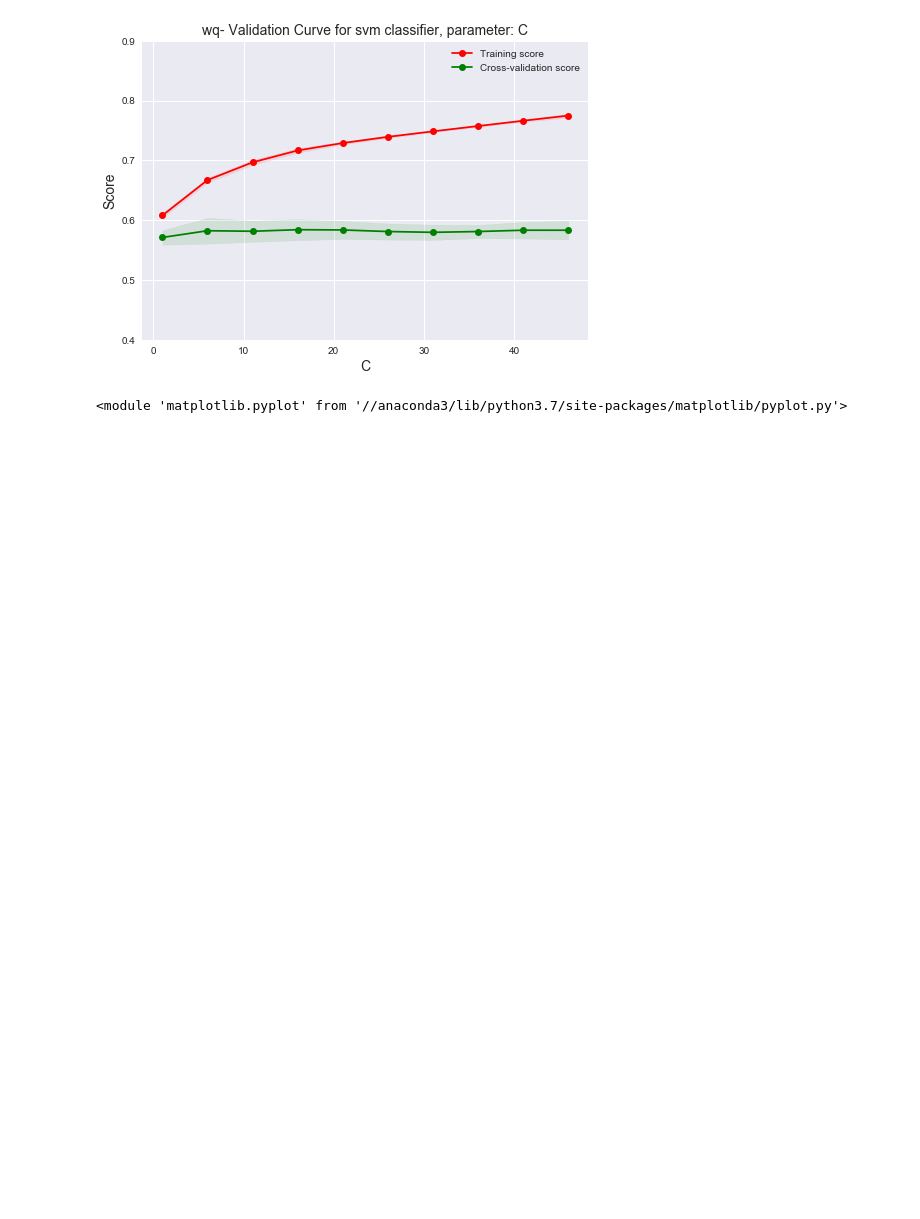
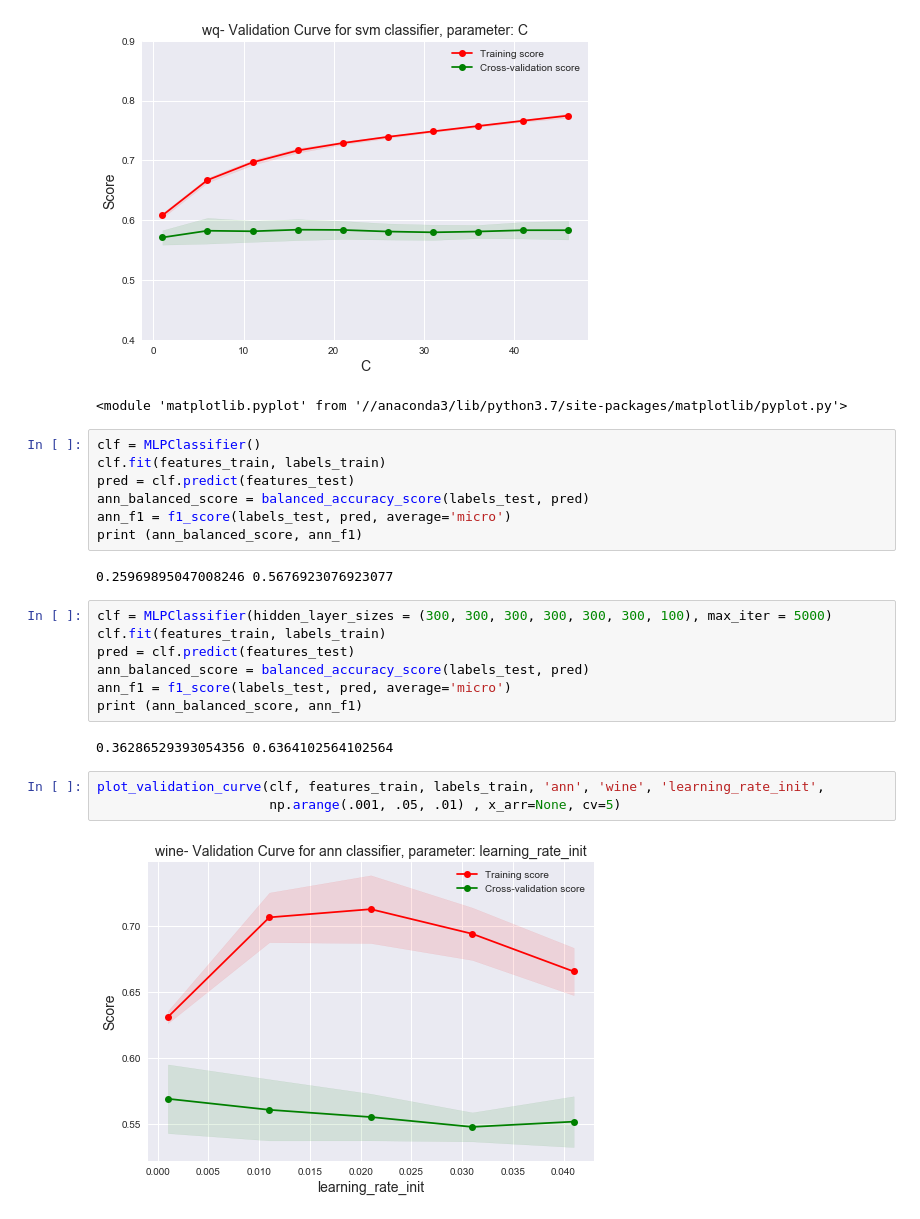
Before and after one commit to sbassam/cs-7641-projects, a Jupyter notebook: assignment-1/wine-quality-data-analysis.ipynb, the cells around one changed output. Cells and saved outputs as stored; diff of their text form; blank space fills up the shorter version.

```diff
--- a/assignment-1/wine-quality-data-analysis.ipynb
+++ b/assignment-1/wine-quality-data-analysis.ipynb
@@ -328,3 +341,26 @@ plot_validation_curve(clf, features_train, labels_train, 'svm', 'wq', 'C', np.ar
 # %% [output]
 [figure]
 <module 'matplotlib.pyplot' from '//anaconda3/lib/python3.7/site-packages/matplotlib/pyplot.py'>
+# %%
+clf = MLPClassifier()
+clf.fit(features_train, labels_train)
+pred = clf.predict(features_test)
+ann_balanced_score = balanced_accuracy_score(labels_test, pred)
+ann_f1 = f1_score(labels_test, pred, average='micro')
+print (ann_balanced_score, ann_f1)
+# %% [output]
+0.25969895047008246 0.5676923076923077
+# %%
+clf = MLPClassifier(hidden_layer_sizes = (300, 300, 300, 300, 300, 300, 100), max_iter = 5000)
+clf.fit(features_train, labels_train)
+pred = clf.predict(features_test)
+ann_balanced_score = balanced_accuracy_score(labels_test, pred)
+ann_f1 = f1_score(labels_test, pred, average='micro')
+print (ann_balanced_score, ann_f1)
+# %% [output]
+0.36286529393054356 0.6364102564102564
+# %%
+plot_validation_curve(clf, features_train, labels_train, 'ann', 'wine', 'learning_rate_init',
+                      np.arange(.001, .05, .01) , x_arr=None, cv=5)
+# %% [output]
+[figure, added]
```
Also changed, not shown: parts of 23 cells of this notebook, 35 other files.
